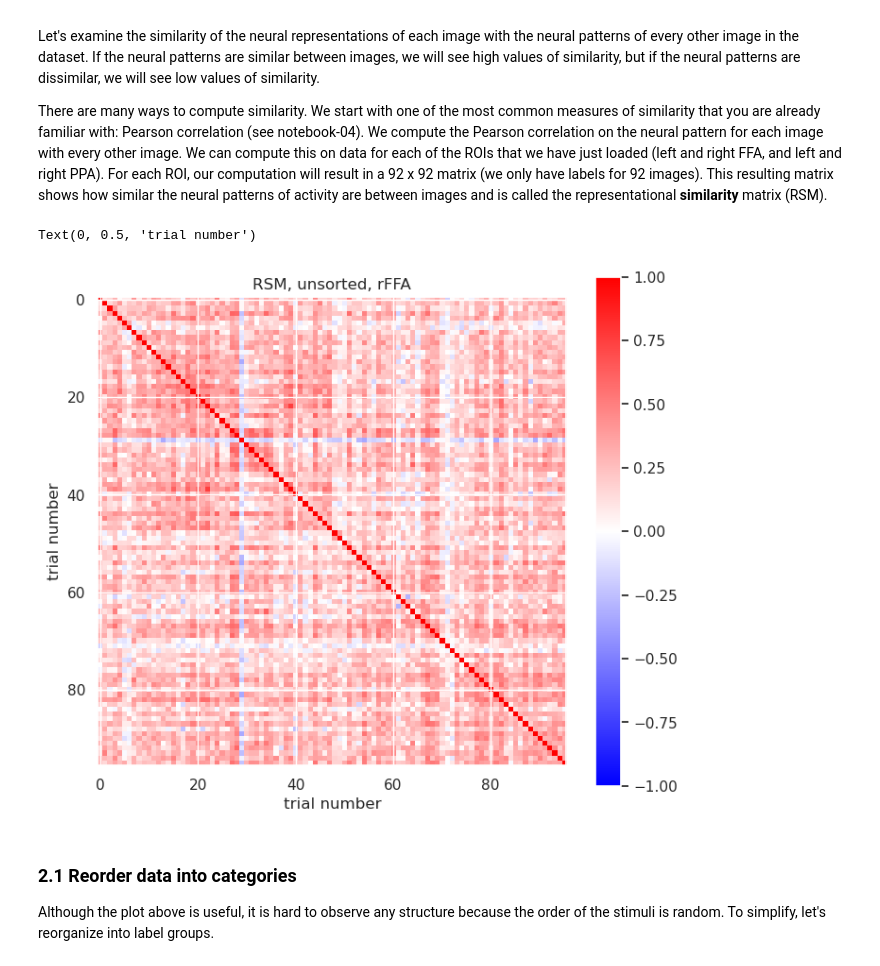
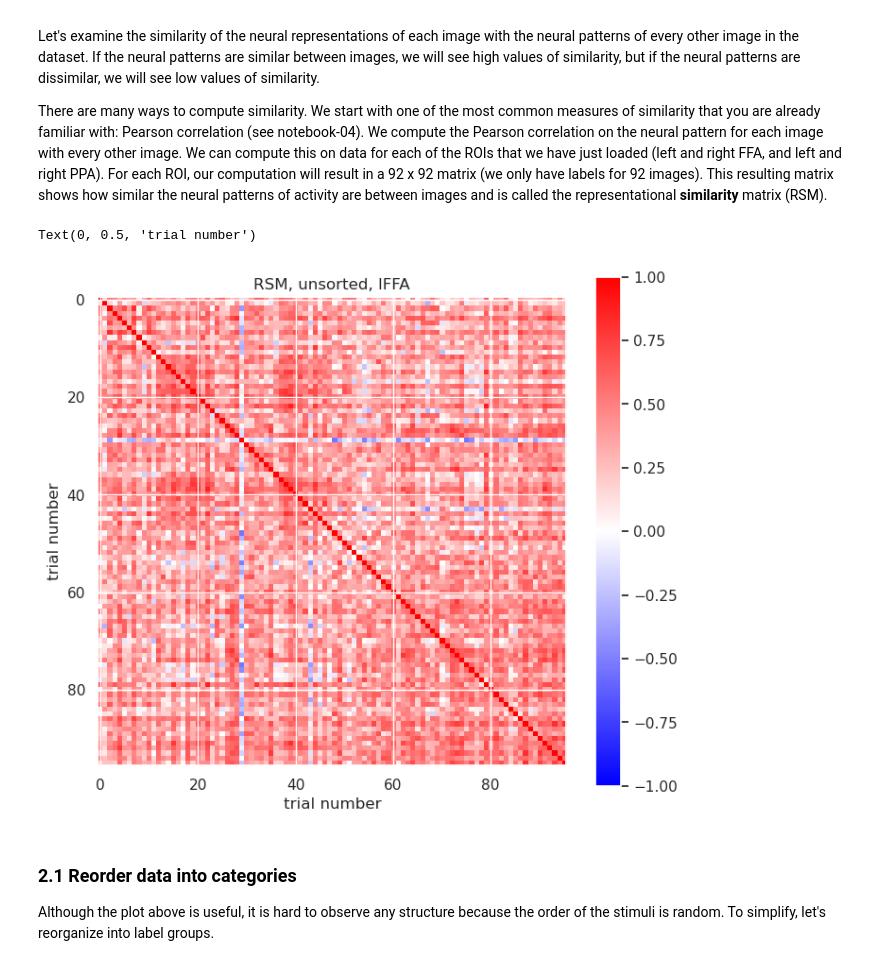
Before and after one commit to CassandraRempel/AdvancedCognitiveNeuroscience, a Jupyter notebook: Port4Final.ipynb, the cells around one changed output. Cells and saved outputs as stored; diff of their text form; code cells hidden in the pictures.

```diff
--- a/Port4Final.ipynb
+++ b/Port4Final.ipynb
@@ -303,24 +303,24 @@ Let's examine the similarity of the neural representations of each image with th
 There are many ways to compute similarity. We start with one of the most common measures of similarity that you are already familiar with: Pearson correlation (see notebook-04). We compute the Pearson correlation on the neural pattern for each image with every other image. We can compute this on data for each of the ROIs that we have just loaded (left and right FFA, and left and right PPA). For each ROI, our computation will result in a 92 x 92 matrix (we only have labels for 92 images). This resulting matrix shows how similar the neural patterns of activity are between images and is called the representational **similarity** matrix (RSM).
 # %%
 # Choose your ROI here!
-roi_id = 1
+roi_id = 0
 
 # Plot figure of these correlations
 f, ax = plt.subplots(1,1, figsize=(8, 7))
 
 plt.imshow(
     np.corrcoef(roi_data[roi_id]),
     cmap='bwr',
     vmin=-1,
     vmax=1,
 )
 plt.colorbar()
 ax.set_title('RSM, unsorted, %s' % (roi_names[roi_id]))
 ax.set_xlabel('trial number')
 ax.set_ylabel('trial number')
 # %% [output]
 Text(0, 0.5, 'trial number')
-[figure, old version]
+[figure, new version]
 # %% [markdown]
 ### 2.1 Reorder data into categories <a id="reorder"></a>
 
```
Also changed, not shown: parts of 16 cells of this notebook.
